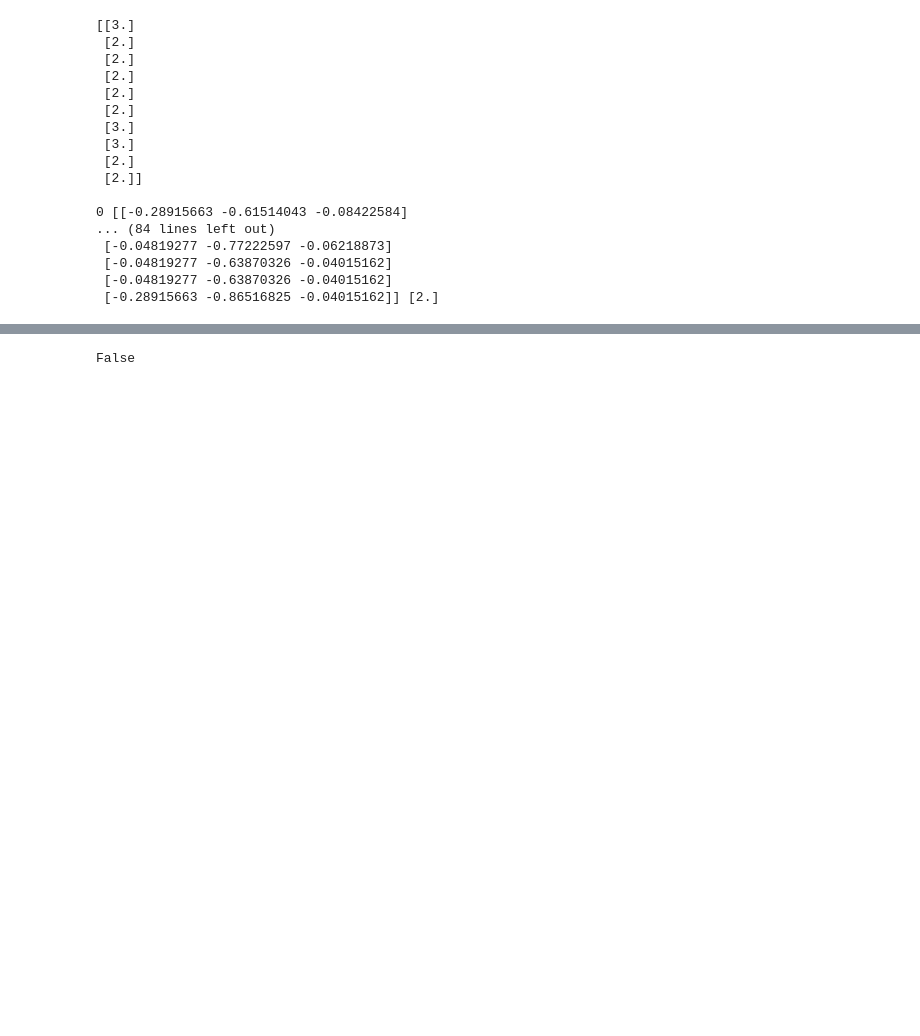
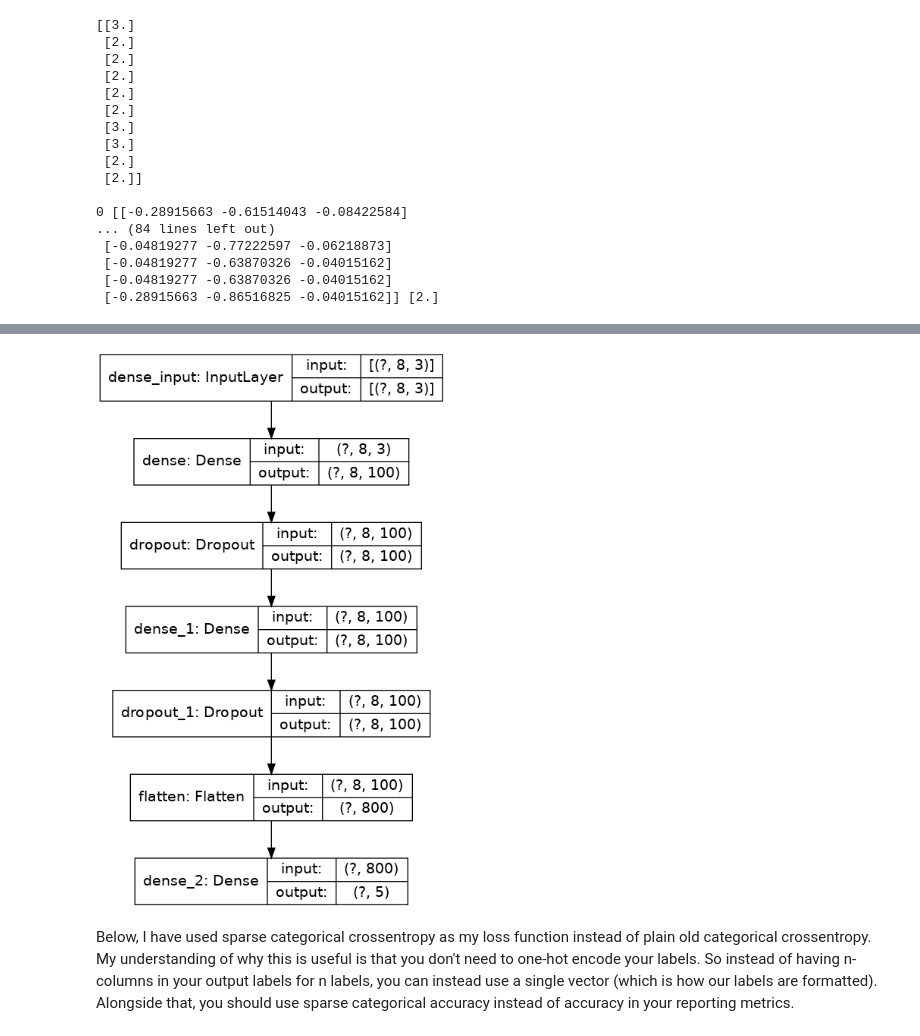
Before and after one commit to NVE/avalanche_ml, a Jupyter notebook: notebooks/training/neural_networks.ipynb, the cells around one changed output, grey strips where cells are left out. Drawn from its saved outputs; the diff is of its cells as text; code cells hidden in the pictures; blank space fills up the shorter version.

```diff
--- a/notebooks/training/neural_networks.ipynb
+++ b/notebooks/training/neural_networks.ipynb
@@ -433,11 +454,17 @@ Then the labels should start by predicting day 8, 9, etc.
 # %%
 # reshape data into (samples, timesteps, features)
 # https://machinelearningmastery.com/prepare-univariate-time-series-data-long-short-term-memory-networks/
-X_concat = np.concatenate(X_train)
-y_concat = np.concatenate(y_train)
+X_concat_train = np.concatenate(X_train)
+y_concat_train = np.concatenate(y_train)
 
-print(X_concat.shape)
-print(y_concat.shape)
+X_concat_val = np.concatenate(X_val)
+y_concat_val = np.concatenate(y_val)
+
+print(X_concat_train.shape)
+print(y_concat_train.shape)
+
+print(X_concat_val.shape)
+print(y_concat_val.shape)
 # %% [output]
 (9344, 3)
 (9360, 1)
@@ -498,0 +542,22 @@ for i in range(to_print):
+# %%
+np.random.seed(42)
+tf.random.set_seed(42)
+
+input_neurons = 100
+output_neurons = len(np.unique(batchY_train))
+batch_size = 8
+drop = 0.25
+
+timesteps = batchX_train.shape[1]
+features = batchX_train.shape[2]
+
+# design network
+dnn = tf.keras.models.Sequential()
+dnn.add(Dense(input_neurons, activation='relu', input_shape=(timesteps, features)))
+dnn.add(Dropout(drop))
+dnn.add(Dense(input_neurons, activation='relu'))
+dnn.add(Dropout(drop))
+dnn.add(tf.keras.layers.Flatten())
+dnn.add(Dense(output_neurons, activation='softmax'))
+
+dnn.summary()
@@ -499,4 +585,8 @@ for i in range(to_print):
 # %%
-print(np.any(np.isnan(batchX)))
+# being able to print model architectures in tensorflow is
+# dependent on having pydot and graphviz packages installed
+tf.keras.utils.plot_model(dnn, 'dnn_architecture.png', show_shapes=True)
 # %% [output]
-False
+[figure, added]
+# %% [markdown]
+Below, I have used sparse categorical crossentropy as my loss function instead of plain old categorical crossentropy. My understanding of why this is useful is that you don't need to one-hot encode your labels. So instead of having n-columns in your output labels for n labels, you can instead use a single vector (which is how our labels are formatted). Alongside that, you should use sparse categorical accuracy instead of accuracy in your reporting metrics.
```
Also changed, not shown: parts of 24 cells of this notebook.
